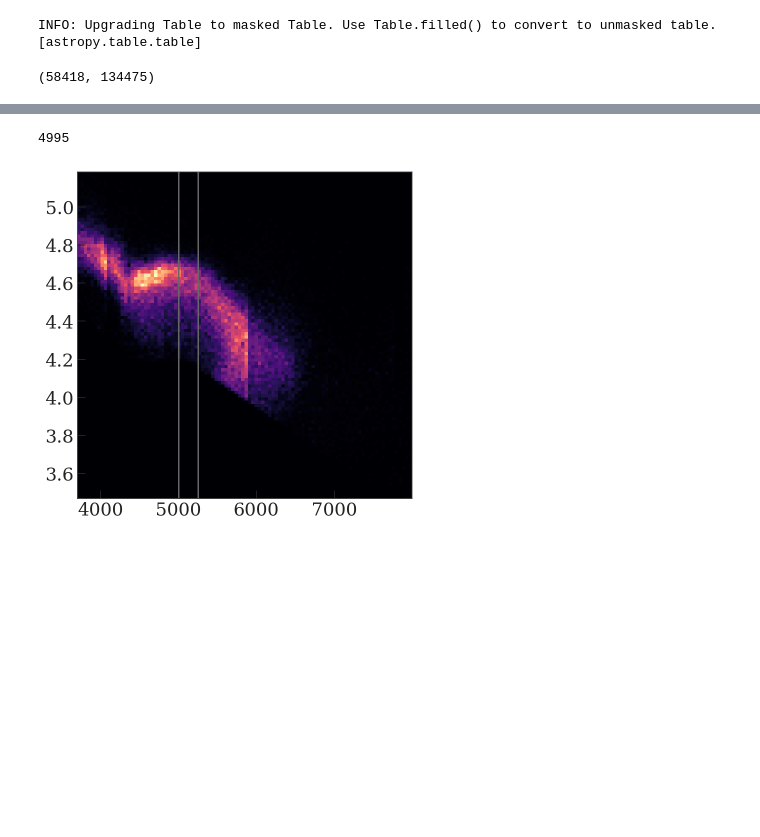
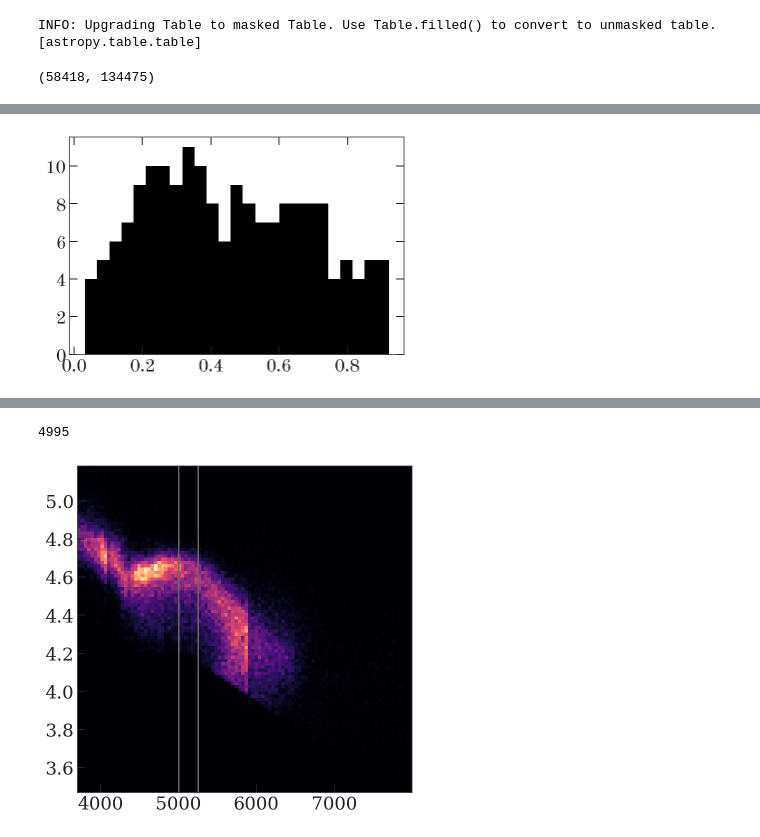
Before and after one commit to adrn/apogee-dr16-vac, a Jupyter notebook: notebooks/Long-P-eccentricity-testing.ipynb, the cells around one changed output, grey strips where cells are left out. Saved outputs shown, nothing was run; the diff lists cells and outputs as text; code cells hidden in the pictures; blank space fills up the shorter version.

```diff
--- a/notebooks/Long-P-eccentricity-testing.ipynb
+++ b/notebooks/Long-P-eccentricity-testing.ipynb
@@ -89,0 +77,5 @@ plt.axvline(0.4)
+# %%
+plt.hist(meta['MAP_e'][all_mask & meta['mcmc_success'] & (meta['MAP_P'] > 100)],
+         bins=25);
+# %% [output]
+[figure, added]
```
Also changed, not shown: parts of 23 cells of this notebook, 7 other files.
